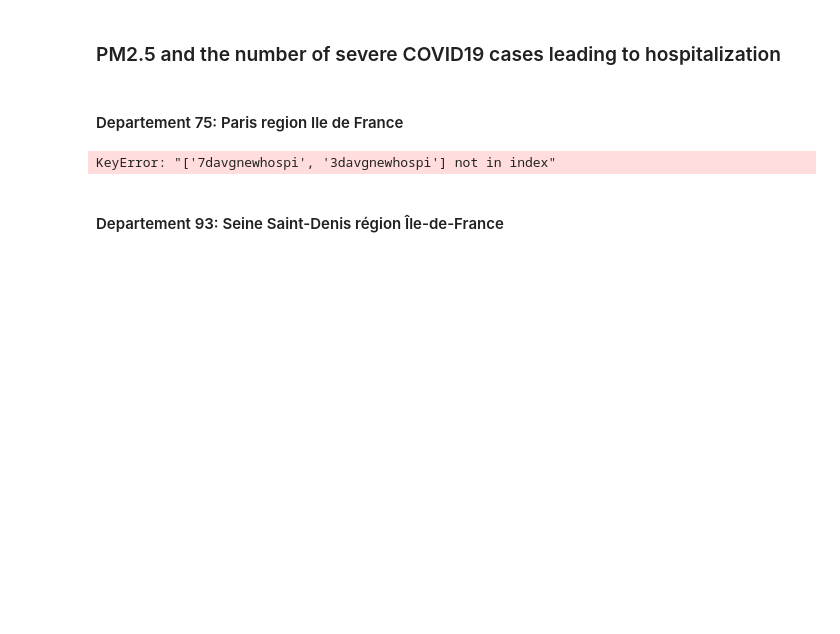
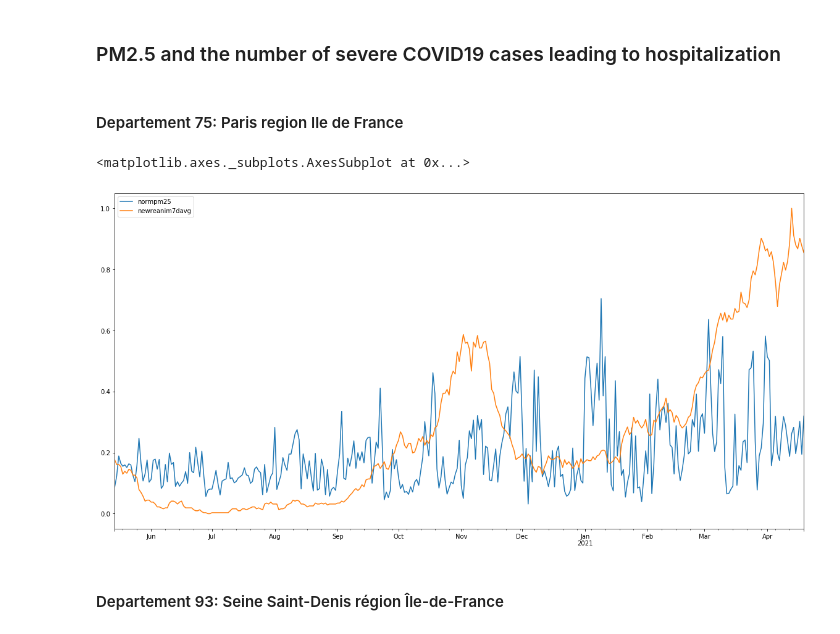
Before and after one commit to limiteinductive/covsco, a Jupyter notebook: notebooks/LG_JN.ipynb, the cells around one changed output. Drawn from its saved outputs; the diff is of its cells as text; code cells hidden in the pictures; blank space fills up the shorter version.

```diff
--- a/notebooks/LG_JN.ipynb
+++ b/notebooks/LG_JN.ipynb
@@ -67,17 +67,17 @@ def mae(ground_truth, predictions):
     diff = abs(ground_truth - predictions)
     return diff.mean()
 
-df = pd.read_csv("../data/train/all_data_merged/fr/Enriched_Covid_history_data.csv")
+df = pd.read_csv("../data/train/all_data_merged/fr/traindf.csv")
 df = df.dropna()
 df["all_day_bing_tiles_visited_relative_change"]=df["all_day_bing_tiles_visited_relative_change"].astype(float)
 df["all_day_ratio_single_tile_users"]=df["all_day_ratio_single_tile_users"].astype(float)
-df["time"]=pd.to_datetime(df["time"])
+df["date"]=pd.to_datetime(df["date"])
 print(df)
 columnstonormalize = ['pm25', 'no2','o3','pm10','co','pm257davg','no27davg','o37davg','co7davg', 'pm107davg','1MMaxpm25','1MMaxpm10','1MMaxo3','1MMaxno2','1MMaxco']
 # for c in columnstonormalize:
 #     df[c]=max_normalize(df[c])
 
-featuresandtargetforanalysis = ['time','idx', 'pm25', 'no2',\
+featuresandtargetforanalysis = ['date','idx', 'pm25', 'no2',\
 'o3','pm10','co',\
     'pm257davg','no27davg',\
     'o37davg','co7davg', 'pm107davg',\
@@ -470,17 +470,18 @@ data.plot.line(figsize = (20,10))
 # %% [markdown]
 #### Departement 75: Paris region Ile de France
 # %%
-data = df[['1MMaxnormpm25',"numero","time","1MMaxnormno2","normpm25","normno2","normo3","normpm10","normco","1MMaxnormo3","normpm257davg","normno27davg","normo37davg","normpm107davg","normco7davg",\
-            "normpm251Mavg","normno21Mavg","normo31Mavg","normpm101Mavg","normco1Mavg",'newreanim',"CovidPosTest","newhospi","3davgnewhospi","7davgnewhospi"]]
-data = data[data["numero"]==75][["normpm25","7davgnewhospi",]]
+data = df[['1MMaxnormpm25',"numero","date","1MMaxnormno2","normpm25","normno2","normo3","normpm10","normco","1MMaxnormo3","normpm257davg","normno27davg","normo37davg","normpm107davg","normco7davg",\
+            "normpm251Mavg","normno21Mavg","normo31Mavg","normpm101Mavg","normco1Mavg",'newreanim',"CovidPosTest","newhospi","newhospi7davg","newreanim7davg"]]
+data = data[data["numero"]==75][["normpm25","newreanim7davg"]]
 #data["newhospi"]=max_normalize(data["newhospi"])
 #data["3davgnewhospi"]=max_normalize(data["3davgnewhospi"])
-data["7davgnewhospi"]=max_normalize(data["7davgnewhospi"])
-idx = pd.date_range(df["time"].min(), df["time"].max()).tolist()
+data["newreanim7davg"]=max_normalize(data["newreanim7davg"])
+idx = pd.date_range(df["date"].min(), df["date"].max()).tolist()
 data.index = idx
 data.plot.line(figsize = (20,10))
 # %% [output]
-KeyError: "['7davgnewhospi', '3davgnewhospi'] not in index"
+<matplotlib.axes._subplots.AxesSubplot at 0x...>
+[figure, added]
 # %% [markdown]
 #### Departement 93: Seine Saint-Denis région Île-de-France
 # %%
```
Also changed, not shown: parts of 33 cells of this notebook, 39 other files.
